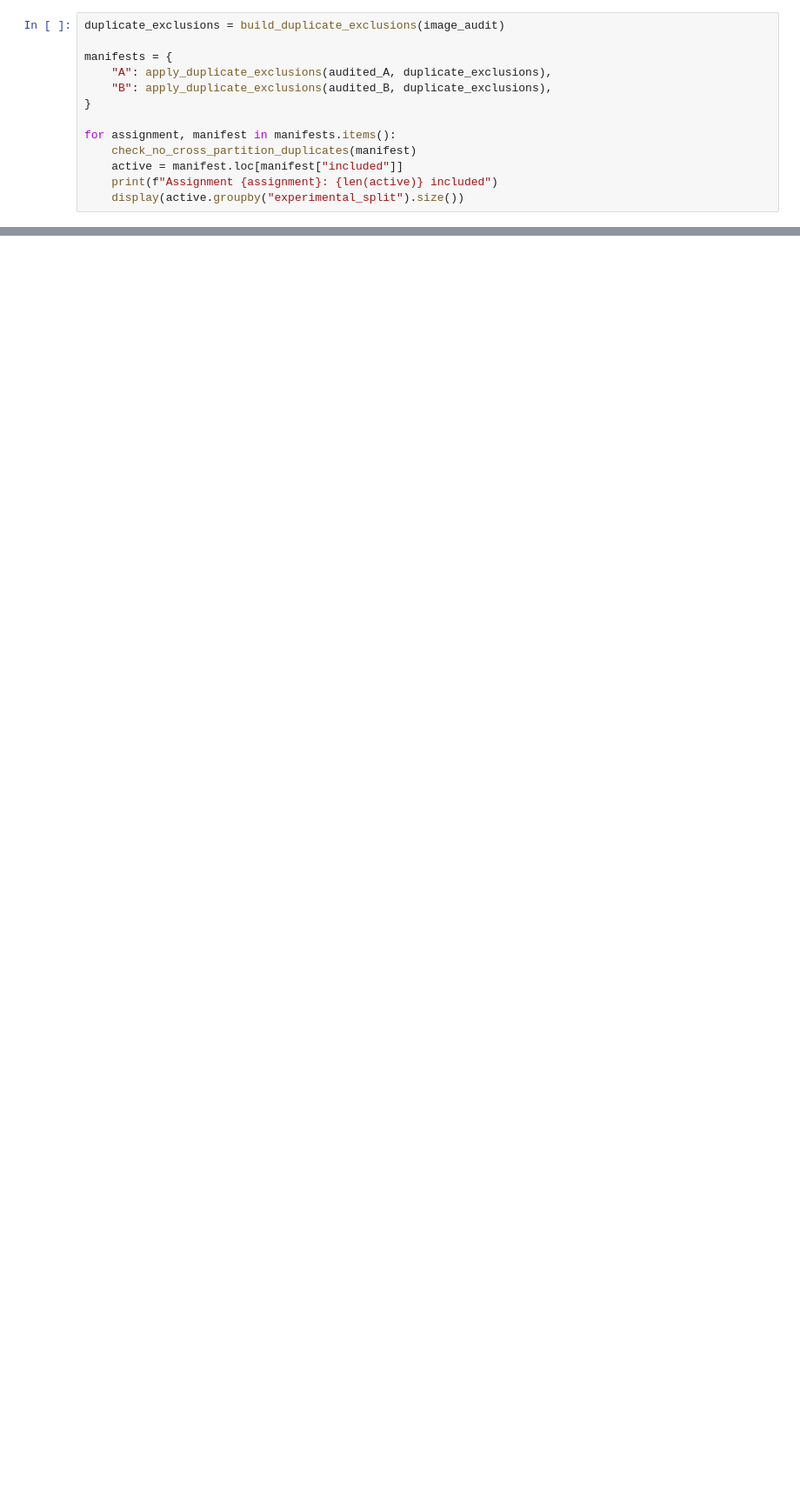
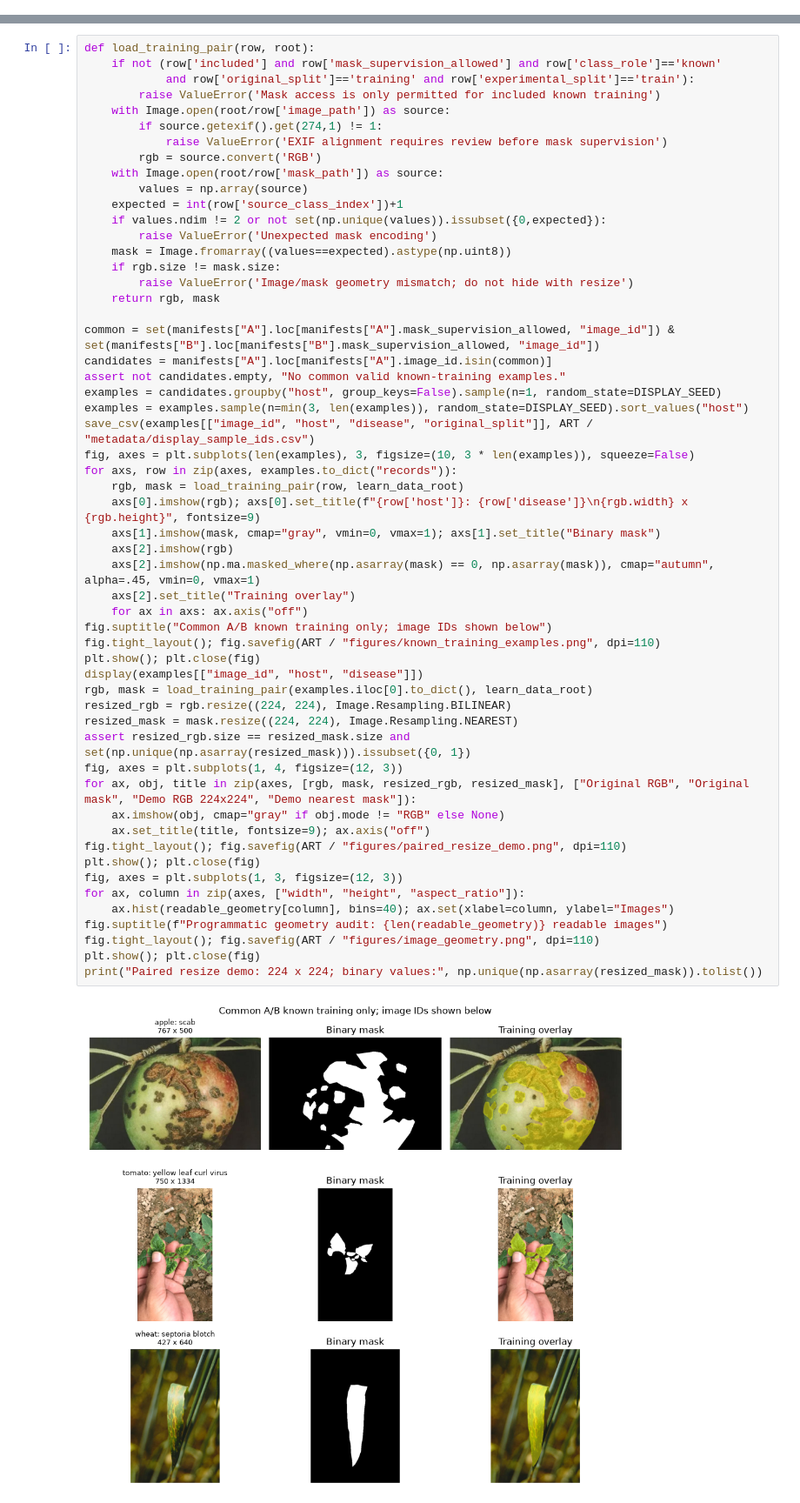
Before and after one commit to sstgp-sgl/AIP---CW2, a Jupyter notebook: data_preprocess.ipynb, the cells around one changed output, grey strips where cells are left out. Shown at 87% size. Cells and saved outputs as stored; diff of their text form; blank space fills up the shorter version.

Commit message:
save for data preprocessing

```diff
--- a/data_preprocess.ipynb
+++ b/data_preprocess.ipynb
@@ -1115,13 +0,0 @@ def check_no_cross_partition_duplicates(manifest):
-# %%
-duplicate_exclusions = build_duplicate_exclusions(image_audit)
-
-manifests = {
-    "A": apply_duplicate_exclusions(audited_A, duplicate_exclusions),
-    "B": apply_duplicate_exclusions(audited_B, duplicate_exclusions),
-}
-
-for assignment, manifest in manifests.items():
-    check_no_cross_partition_duplicates(manifest)
-    active = manifest.loc[manifest["included"]]
-    print(f"Assignment {assignment}: {len(active)} included")
-    display(active.groupby("experimental_split").size())
@@ -1140,0 +1221,57 @@ dtype: int64
+# %%
+def load_training_pair(row, root):
+    if not (row['included'] and row['mask_supervision_allowed'] and row['class_role']=='known'
+            and row['original_split']=='training' and row['experimental_split']=='train'):
+        raise ValueError('Mask access is only permitted for included known training')
+    with Image.open(root/row['image_path']) as source:
+        if source.getexif().get(274,1) != 1:
+            raise ValueError('EXIF alignment requires review before mask supervision')
+        rgb = source.convert('RGB')
+    with Image.open(root/row['mask_path']) as source:
+        values = np.array(source)
+    expected = int(row['source_class_index'])+1
+    if values.ndim != 2 or not set(np.unique(values)).issubset({0,expected}):
+        raise ValueError('Unexpected mask encoding')
+    mask = Image.fromarray((values==expected).astype(np.uint8))
+    if rgb.size != mask.size:
+        raise ValueError('Image/mask geometry mismatch; do not hide with resize')
+    return rgb, mask
+
+common = set(manifests["A"].loc[manifests["A"].mask_supervision_allowed, "image_id"]) & set(manifests["B"].loc[manifests["B"].mask_supervision_allowed, "image_id"])
+candidates = manifests["A"].loc[manifests["A"].image_id.isin(common)]
+assert not candidates.empty, "No common valid known-training examples."
+examples = candidates.groupby("host", group_keys=False).sample(n=1, random_state=DISPLAY_SEED)
+examples = examples.sample(n=min(3, len(examples)), random_state=DISPLAY_SEED).sort_values("host")
+save_csv(examples[["image_id", "host", "disease", "original_split"]], ART / "metadata/display_sample_ids.csv")
+fig, axes = plt.subplots(len(examples), 3, figsize=(10, 3 * len(examples)), squeeze=False)
+for axs, row in zip(axes, examples.to_dict("records")):
+    rgb, mask = load_training_pair(row, learn_data_root)
+    axs[0].imshow(rgb); axs[0].set_title(f"{row['host']}: {row['disease']}\n{rgb.width} x {rgb.height}", fontsize=9)
+    axs[1].imshow(mask, cmap="gray", vmin=0, vmax=1); axs[1].set_title("Binary mask")
+    axs[2].imshow(rgb)
+    axs[2].imshow(np.ma.masked_where(np.asarray(mask) == 0, np.asarray(mask)), cmap="autumn", alpha=.45, vmin=0, vmax=1)
+    axs[2].set_title("Training overlay")
+    for ax in axs: ax.axis("off")
+fig.suptitle("Common A/B known training only; image IDs shown below")
+fig.tight_layout(); fig.savefig(ART / "figures/known_training_examples.png", dpi=110)
+plt.show(); plt.close(fig)
+display(examples[["image_id", "host", "disease"]])
+rgb, mask = load_training_pair(examples.iloc[0].to_dict(), learn_data_root)
+resized_rgb = rgb.resize((224, 224), Image.Resampling.BILINEAR)
+resized_mask = mask.resize((224, 224), Image.Resampling.NEAREST)
+assert resized_rgb.size == resized_mask.size and set(np.unique(np.asarray(resized_mask))).issubset({0, 1})
+fig, axes = plt.subplots(1, 4, figsize=(12, 3))
+for ax, obj, title in zip(axes, [rgb, mask, resized_rgb, resized_mask], ["Original RGB", "Original mask", "Demo RGB 224x224", "Demo nearest mask"]):
+    ax.imshow(obj, cmap="gray" if obj.mode != "RGB" else None)
+    ax.set_title(title, fontsize=9); ax.axis("off")
+fig.tight_layout(); fig.savefig(ART / "figures/paired_resize_demo.png", dpi=110)
+plt.show(); plt.close(fig)
+fig, axes = plt.subplots(1, 3, figsize=(12, 3))
+for ax, column in zip(axes, ["width", "height", "aspect_ratio"]):
+    ax.hist(readable_geometry[column], bins=40); ax.set(xlabel=column, ylabel="Images")
+fig.suptitle(f"Programmatic geometry audit: {len(readable_geometry)} readable images")
+fig.tight_layout(); fig.savefig(ART / "figures/image_geometry.png", dpi=110)
+plt.show(); plt.close(fig)
+print("Paired resize demo: 224 x 224; binary values:", np.unique(np.asarray(resized_mask)).tolist())
+# %% [output]
+[figure, added]
```
Also changed, not shown: parts of 67 cells of this notebook, 34 other files.
